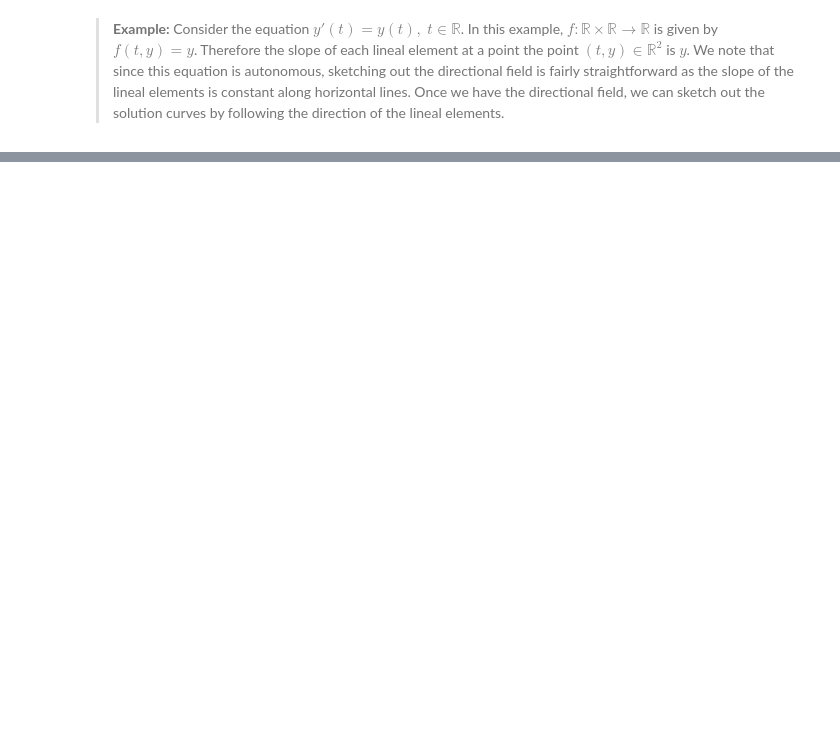
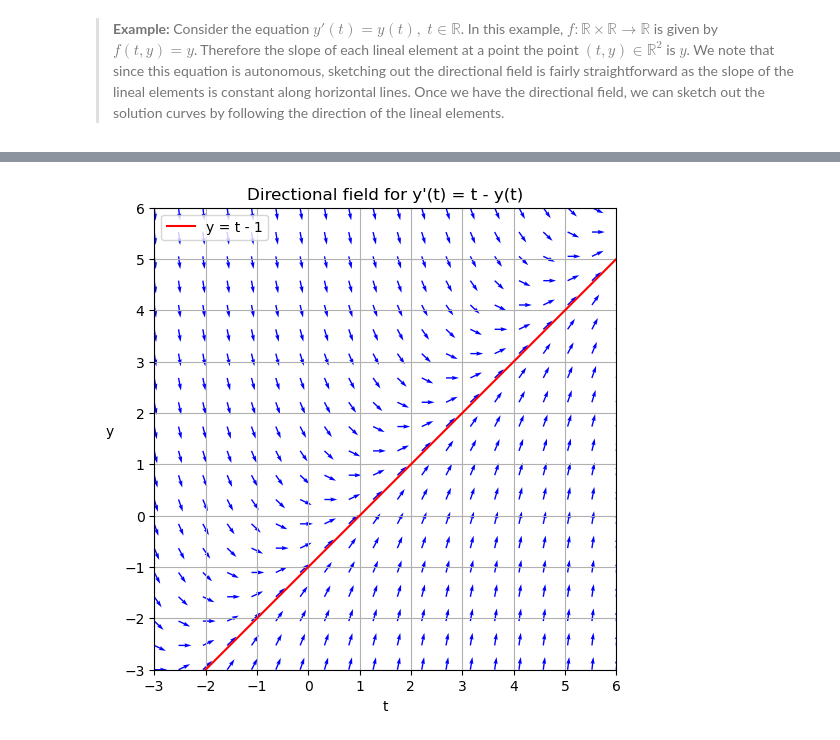
Before and after one commit to jkoganem/Teaching-Differential-Equations-21260, a Jupyter notebook: notes/lecture notes/07-Directional Fields and Isoclines.ipynb, the cells around one changed output, grey strips where cells are left out. Drawn from its saved outputs; the diff is of its cells as text; code cells hidden in the pictures; blank space fills up the shorter version.

```diff
--- a/notes/lecture notes/07-Directional Fields and Isoclines.ipynb
+++ b/notes/lecture notes/07-Directional Fields and Isoclines.ipynb
@@ -117,0 +131,32 @@ Directional fields can be hard to sketch, especially if the ODE is non-autonomou
+# %%
+def f(t, y):
+    return t - y
+
+t = np.linspace(-3, 6, 20)
+y = np.linspace(-3, 6, 20)
+T, Y = np.meshgrid(t, y)
+
+U = 1
+V = f(T, Y)
+N = np.sqrt(U**2 + V**2)
+U2, V2 = U/N, V/N
+
+fig, ax = plt.subplots(figsize=(8, 6))
+
+ax.quiver(T, Y, U2, V2, angles='xy', color='blue')
+ax.set_xlabel('t')
+ax.set_ylabel('y', rotation=0, labelpad=10)
+ax.set_title("Directional field for y'(t) = t - y(t)")
+ax.grid()
+ax.set_aspect('equal', adjustable='box')
+ax.set_xlim(-3, 6)
+ax.set_ylim(-3, 6)
+
+t_vals = np.linspace(-3, 6, 100)
+y_vals = t_vals - 1
+ax.plot(t_vals, y_vals, 'r', label='y = t - 1')
+ax.legend(loc = 'upper left')
+
+plt.show()
+# %% [output]
+[figure, added]
```
Also changed, not shown: parts of 3 cells of this notebook.
